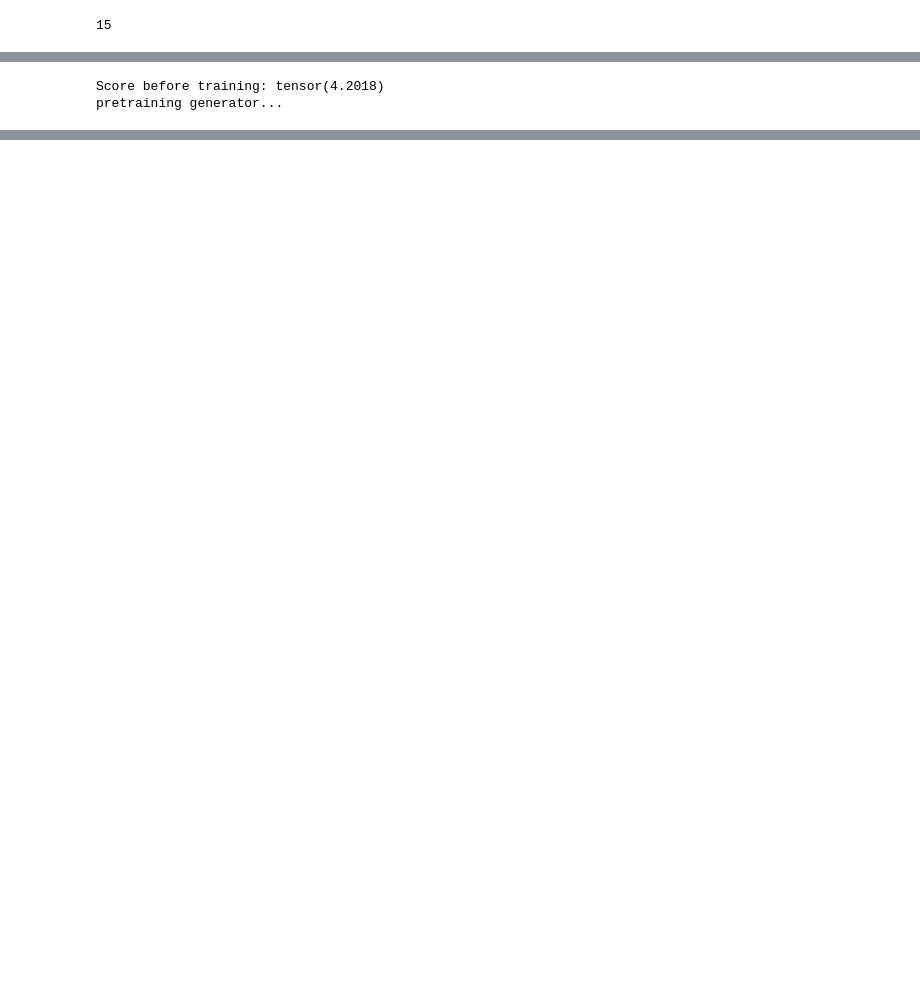
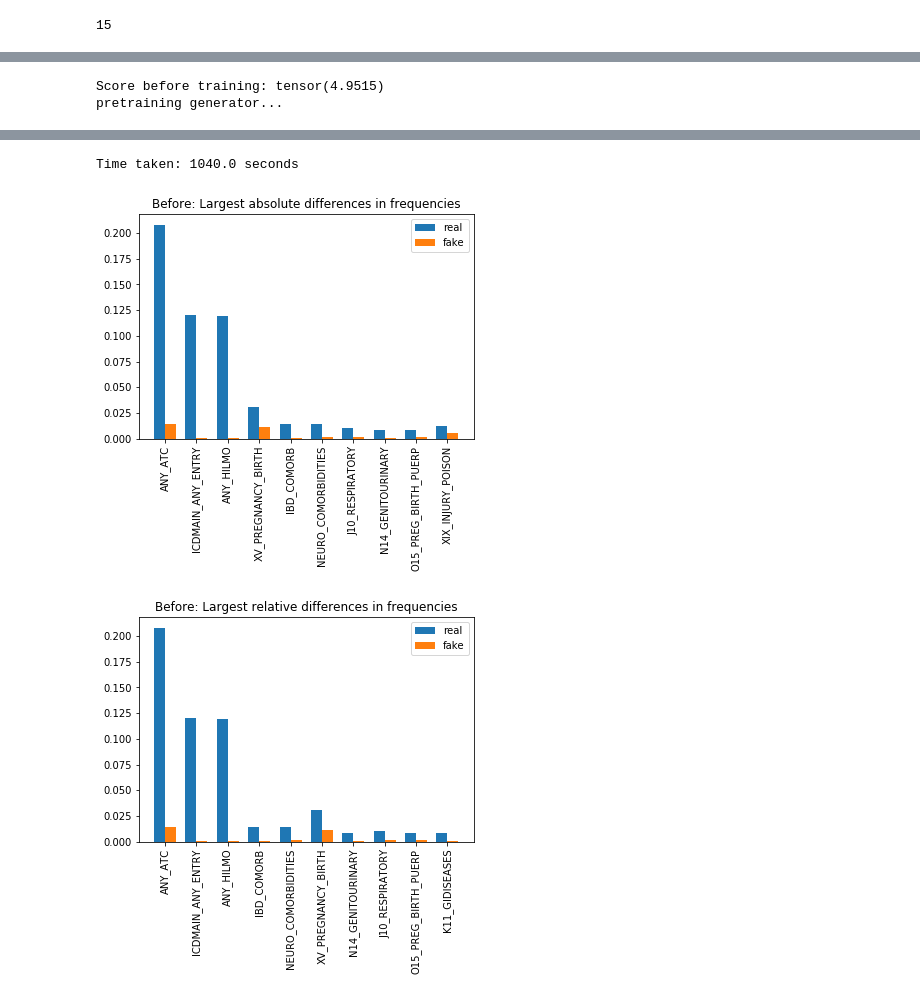
Before and after one commit to dsgelab/FinnGAN, a Jupyter notebook: main.ipynb, the cells around one changed output, grey strips where cells are left out. Saved outputs shown, nothing was run; the diff lists cells and outputs as text; code cells hidden in the pictures; blank space fills up the shorter version.

```diff
--- a/main.ipynb
+++ b/main.ipynb
@@ -63,9 +63,11 @@ def get_distribution(data, field, vocab_size, fake = True):
 
     return counts, freqs
 # %%
+%%time
+
 filename = 'data/FINNGEN_ENDPOINTS_DF3_longitudinal_V1_for_SandBox.txt.gz'
 
-events = pd.read_csv(filename, compression = 'infer', nrows = 200000, sep='\t')
+events = pd.read_csv(filename, compression = 'infer', sep='\t', nrows = 2_000_000) #
 
 print(events.columns)
 
@@ -406,7 +420,7 @@ def pretrain_generator(G, train, batch_size, vocab_size, sequence_length, n_epoc
                 start_token = start_token.cuda()
                 memory = memory.cuda()
 
-            logits, _, _, _ = G(start_token, memory, sequence_length)
+            logits, _, _, _ = G(start_token, memory, sequence_length, 1.0)
 
             loss = loss_function(logits, train_data_one_hot)
 
@@ -460,7 +523,8 @@ tensor(3.2361)
 # %%
 # Define the training function
 
-def train_GAN(G, D, train, val_iter, batch_size, vocab_size, sequence_length, n_epochs, lr, temperature, print_step = 10, score_fn = get_score):
+def train_GAN(G, D, train, val_iter, batch_size, vocab_size, sequence_length, \
+              n_epochs, lr, temperature, print_step = 10, score_fn = get_score):
     scores = []
 
     val_data = next(iter(val_iter)).ENDPOINTS.transpose(0, 1)
@@ -470,7 +534,8 @@ def train_GAN(G, D, train, val_iter, batch_size, vocab_size, sequence_length, n_
     scores.append(torch.tensor(score))
 
     print('pretraining generator...')
-    pretrain_generator(G, train, batch_size, vocab_size, sequence_length, max(n_epochs // 10, 1), lr * 100, print_step = max(n_epochs // 10 - 1, 1))
+    pretrain_generator(G, train, batch_size, vocab_size, sequence_length, max(n_epochs // 10, 1), \
+                       lr * 100, print_step = max(n_epochs // 10 - 1, 1))
     print('pretraining complete')
 
     score = score_fn(G, ENDPOINT, val_data[:, :1])
@@ -521,8 +586,8 @@ def train_GAN(G, D, train, val_iter, batch_size, vocab_size, sequence_length, n_
             optimizer_D.zero_grad()
 
             # Measure discriminator's ability to classify real from generated samples
-            real_loss = adversarial_loss(D(train_data_one_hot), valid)
-            fake_loss = adversarial_loss(D(fake_one_hot.detach()), fake)
+            real_loss = adversarial_loss(D(train_data_one_hot).view(-1), valid.view(-1))
+            fake_loss = adversarial_loss(D(fake_one_hot.detach()).view(-1), fake.view(-1))
             d_loss = (real_loss + fake_loss) / 2
 
             d_loss.backward()
@@ -552,7 +617,7 @@ start_time = time.time()
 mem_slots = 1
 head_size = 6
 embed_size = 10
-temperature = 100
+temperature = 50
 num_heads = 10
 num_blocks = 6
 
@@ -570,12 +635,18 @@ if cuda:
     G.cuda()
     D.cuda()
 
-val_data = next(iter(val_iter)).ENDPOINTS.transpose(0, 1)
+counts_fake1, _ = get_fake_distribution(G, val_data[:, :1])
+counts_fake2, _ = get_fake_distribution(G, train_data[:, :1])
 
-#_, freqs = get_distribution(None, ENDPOINT, vocab_size, fake = False)
-#_, freqs_fake = get_fake_distribution(G, val_data[:, :1])
-#print('distribution before training:', freqs_fake)
-#print('benchmark distribution:', freqs)
+counts_fake = counts_fake1 + counts_fake2
+freqs_fake = counts_fake / torch.sum(counts_fake)
+
+N = 10
+prefix = 'Before:'
+
+save_relative_and_absolute(freqs, freqs_fake, counts, counts_fake, prefix, N)
+
+
 
 batch_size = 64
 n_epochs = 100
@@ -583,13 +654,21 @@ print_step = n_epochs // 10
 lr = 1e-4
 
 # Train the GAN
-scores = train_GAN(G, D, train, val_iter, batch_size, vocab_size, sequence_length, n_epochs, lr, temperature, print_step = print_step)
+scores = train_GAN(G, D, train, val_iter, batch_size, vocab_size, sequence_length, n_epochs, lr, temperature, print_step)
 
-#_, freqs_fake = get_fake_distribution(G, val_data[:, :1])
-#print('distributions after training:', freqs_fake)
-#print('benchmark distribution:', freqs)
 
-print('time taken:', round_to_n(time.time() - start_time), 'seconds')
+
+counts_fake1, _ = get_fake_distribution(G, val_data[:, :1])
+counts_fake2, _ = get_fake_distribution(G, train_data[:, :1])
+
+counts_fake = counts_fake1 + counts_fake2
+freqs_fake = counts_fake / torch.sum(counts_fake)
+
+prefix = 'After:'
+
+save_relative_and_absolute(freqs, freqs_fake, counts, counts_fake, prefix, N)
+
+print('Time taken:', round_to_n(time.time() - start_time, n = 3), 'seconds')
 # %% [output]
-Score before training: tensor(4.2018)
+Score before training: tensor(4.9515)
 pretraining generator...
@@ -621,0 +700,3 @@ time taken: 100.0 seconds
+Time taken: 1040.0 seconds
+[figure, added]
+[figure, added]
```
Also changed, not shown: parts of 15 cells of this notebook, 1 other file.
